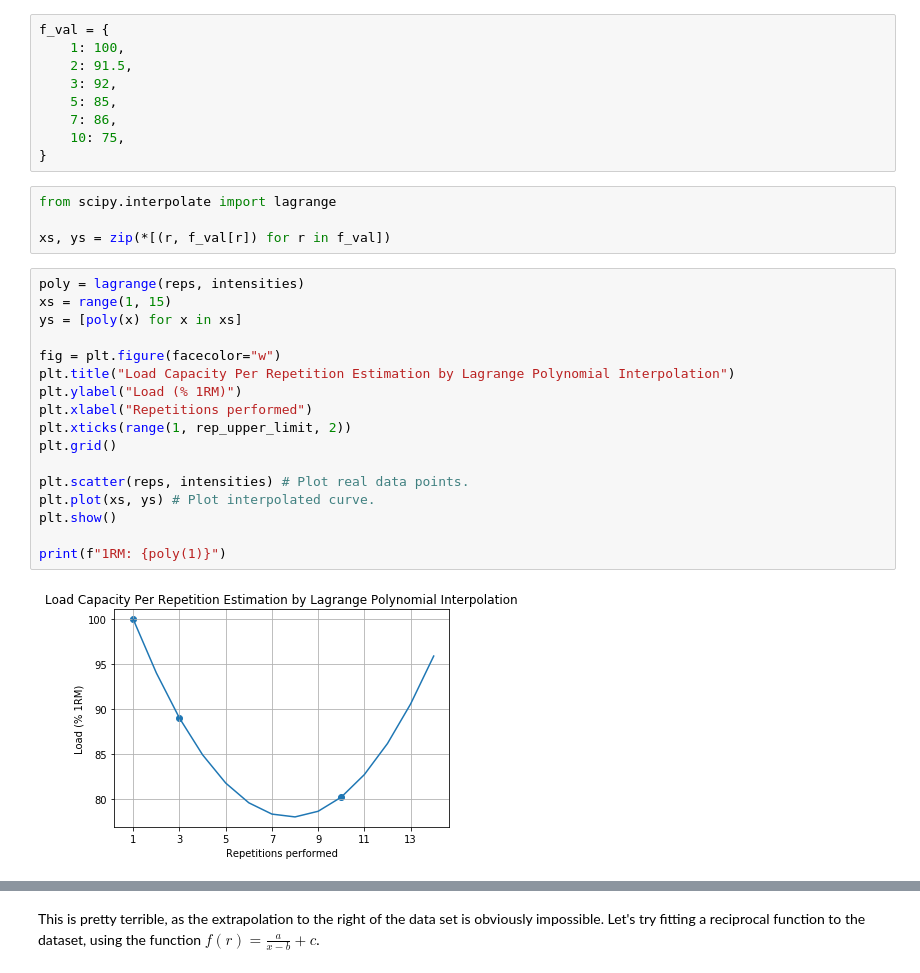
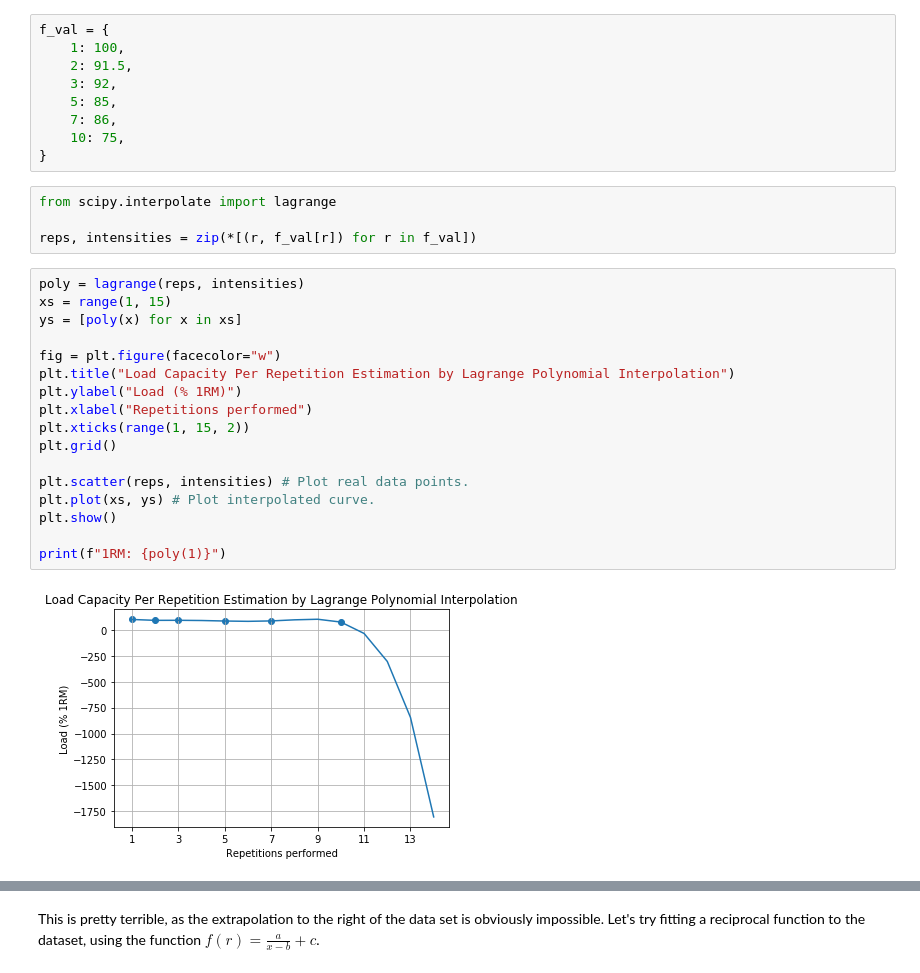
Before and after one commit to hinsley/colabs, a Jupyter notebook: Training_Parameterization.ipynb, the cells around one changed output, grey strips where cells are left out. Drawn from its saved outputs; the diff is of its cells as text.

Commit message:
Fix graphs

```diff
--- a/Training_Parameterization.ipynb
+++ b/Training_Parameterization.ipynb
@@ -253,23 +253,23 @@ f_val = {
 # %%
 from scipy.interpolate import lagrange
 
-xs, ys = zip(*[(r, f_val[r]) for r in f_val])
+reps, intensities = zip(*[(r, f_val[r]) for r in f_val])
 # %%
 poly = lagrange(reps, intensities)
 xs = range(1, 15)
 ys = [poly(x) for x in xs]
 
 fig = plt.figure(facecolor="w")
 plt.title("Load Capacity Per Repetition Estimation by Lagrange Polynomial Interpolation")
 plt.ylabel("Load (% 1RM)")
 plt.xlabel("Repetitions performed")
-plt.xticks(range(1, rep_upper_limit, 2))
+plt.xticks(range(1, 15, 2))
 plt.grid()
 
 plt.scatter(reps, intensities) # Plot real data points.
 plt.plot(xs, ys) # Plot interpolated curve.
 plt.show()
 
 print(f"1RM: {poly(1)}")
 # %% [output]
-[figure, old version]
+[figure, new version]
```
Also changed, not shown: parts of 4 cells of this notebook.
